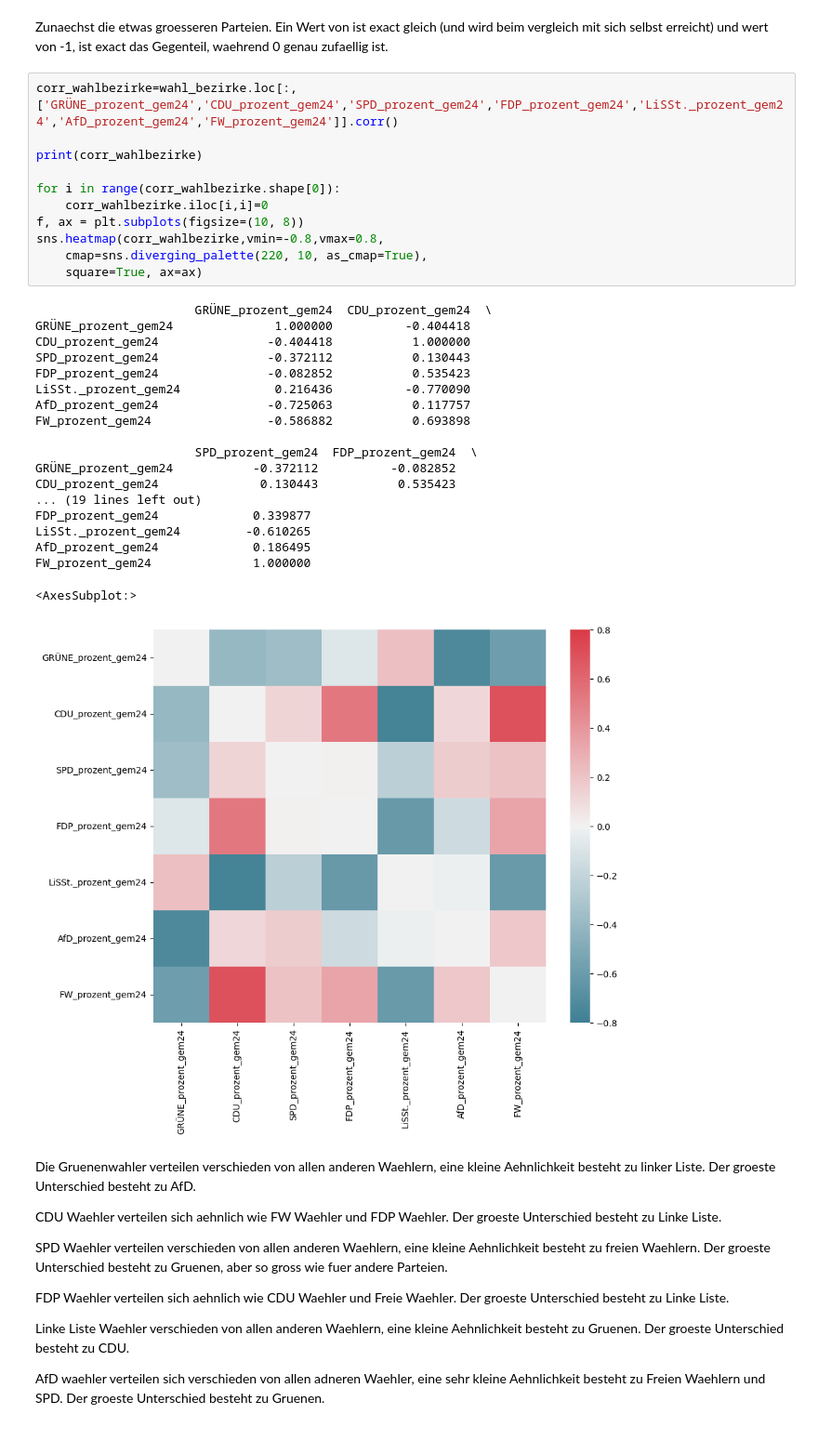
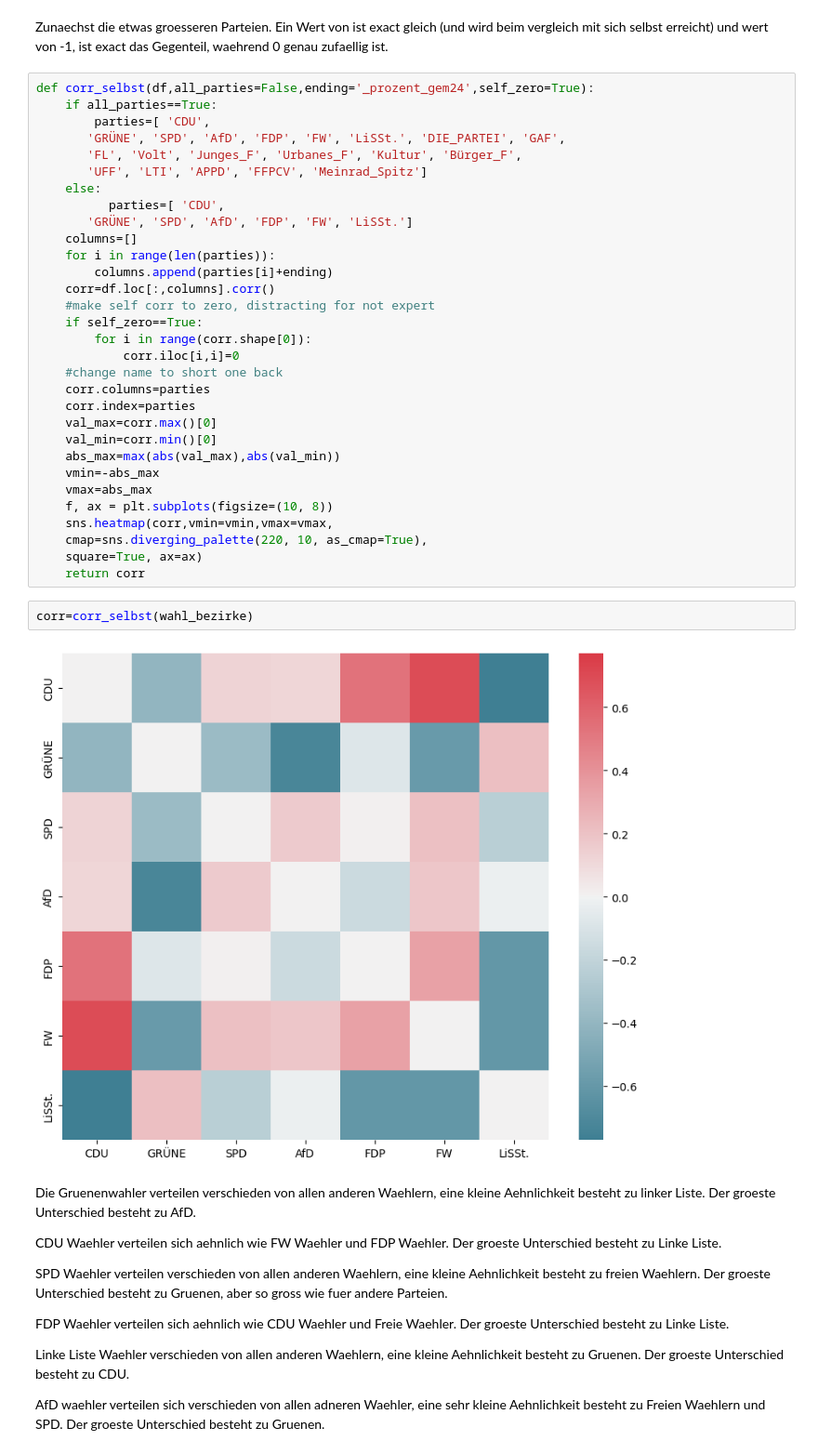
Before and after one commit to tkfritz/Freiburg_wahlen, a Jupyter notebook: Gemeinderatswahl24_Analyse.ipynb, the cells around one changed output. Shown at 93% size. Saved outputs shown, nothing was run; the diff lists cells and outputs as text.

```diff
--- a/Gemeinderatswahl24_Analyse.ipynb
+++ b/Gemeinderatswahl24_Analyse.ipynb
@@ -196,37 +196,41 @@ Die Aehnlichkeit der prozentulen Stimmenverteilung kann Hinweise geben auf Aehnl
 # %% [markdown]
 Zunaechst die etwas groesseren Parteien.
 Ein Wert von ist exact gleich (und wird beim vergleich mit sich selbst erreicht) und wert von -1, ist exact das Gegenteil, waehrend 0 genau zufaellig ist.
-# %%
-corr_wahlbezirke=wahl_bezirke.loc[:,['GRÜNE_prozent_gem24','CDU_prozent_gem24','SPD_prozent_gem24','FDP_prozent_gem24','LiSSt._prozent_gem24','AfD_prozent_gem24','FW_prozent_gem24']].corr()
-
-print(corr_wahlbezirke)
-
-for i in range(corr_wahlbezirke.shape[0]):
-    corr_wahlbezirke.iloc[i,i]=0
-f, ax = plt.subplots(figsize=(10, 8))
-sns.heatmap(corr_wahlbezirke,vmin=-0.8,vmax=0.8,
-    cmap=sns.diverging_palette(220, 10, as_cmap=True),
-    square=True, ax=ax)
-# %% [output]
-                      GRÜNE_prozent_gem24  CDU_prozent_gem24  \
-GRÜNE_prozent_gem24              1.000000          -0.404418
-CDU_prozent_gem24               -0.404418           1.000000
-SPD_prozent_gem24               -0.372112           0.130443
-FDP_prozent_gem24               -0.082852           0.535423
-LiSSt._prozent_gem24             0.216436          -0.770090
-AfD_prozent_gem24               -0.725063           0.117757
-FW_prozent_gem24                -0.586882           0.693898
-
-                      SPD_prozent_gem24  FDP_prozent_gem24  \
-GRÜNE_prozent_gem24           -0.372112          -0.082852
-CDU_prozent_gem24              0.130443           0.535423
-... (19 lines left out)
-FDP_prozent_gem24             0.339877
-LiSSt._prozent_gem24         -0.610265
-AfD_prozent_gem24             0.186495
-FW_prozent_gem24              1.000000
-<AxesSubplot:>
-[figure, removed]
+# %%
+def corr_selbst(df,all_parties=False,ending='_prozent_gem24',self_zero=True):
+    if all_parties==True:
+        parties=[ 'CDU',
+       'GRÜNE', 'SPD', 'AfD', 'FDP', 'FW', 'LiSSt.', 'DIE_PARTEI', 'GAF',
+       'FL', 'Volt', 'Junges_F', 'Urbanes_F', 'Kultur', 'Bürger_F',
+       'UFF', 'LTI', 'APPD', 'FFPCV', 'Meinrad_Spitz']
+    else:
+          parties=[ 'CDU',
+       'GRÜNE', 'SPD', 'AfD', 'FDP', 'FW', 'LiSSt.']
+    columns=[]
+    for i in range(len(parties)):
+        columns.append(parties[i]+ending)
+    corr=df.loc[:,columns].corr()
+    #make self corr to zero, distracting for not expert
+    if self_zero==True:
+        for i in range(corr.shape[0]):
+            corr.iloc[i,i]=0
+    #change name to short one back
+    corr.columns=parties
+    corr.index=parties
+    val_max=corr.max()[0]
+    val_min=corr.min()[0]
+    abs_max=max(abs(val_max),abs(val_min))
+    vmin=-abs_max
+    vmax=abs_max
+    f, ax = plt.subplots(figsize=(10, 8))
+    sns.heatmap(corr,vmin=vmin,vmax=vmax,
+    cmap=sns.diverging_palette(220, 10, as_cmap=True),
+    square=True, ax=ax)
+    return corr
+# %%
+corr=corr_selbst(wahl_bezirke)
+# %% [output]
+[figure, added]
 # %% [markdown]
 Die Gruenenwahler verteilen verschieden von allen anderen Waehlern, eine kleine Aehnlichkeit besteht zu linker Liste. Der groeste Unterschied besteht zu AfD.
 
```
Also changed, not shown: parts of 26 cells of this notebook.
